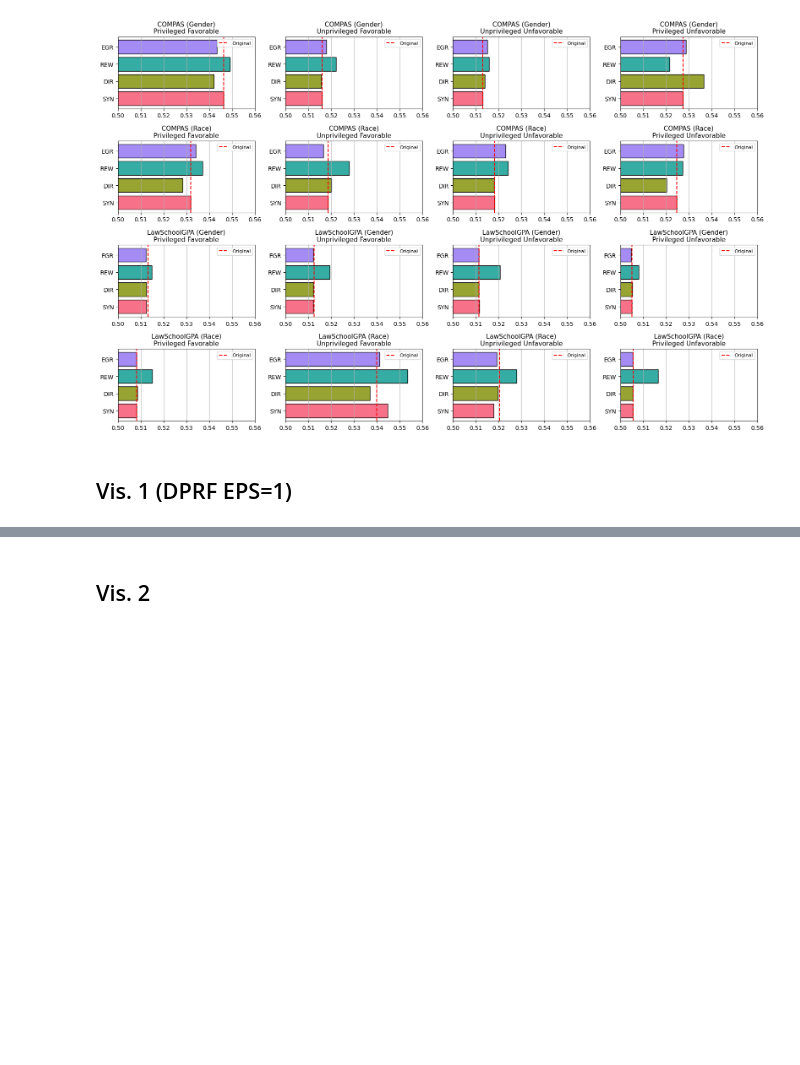
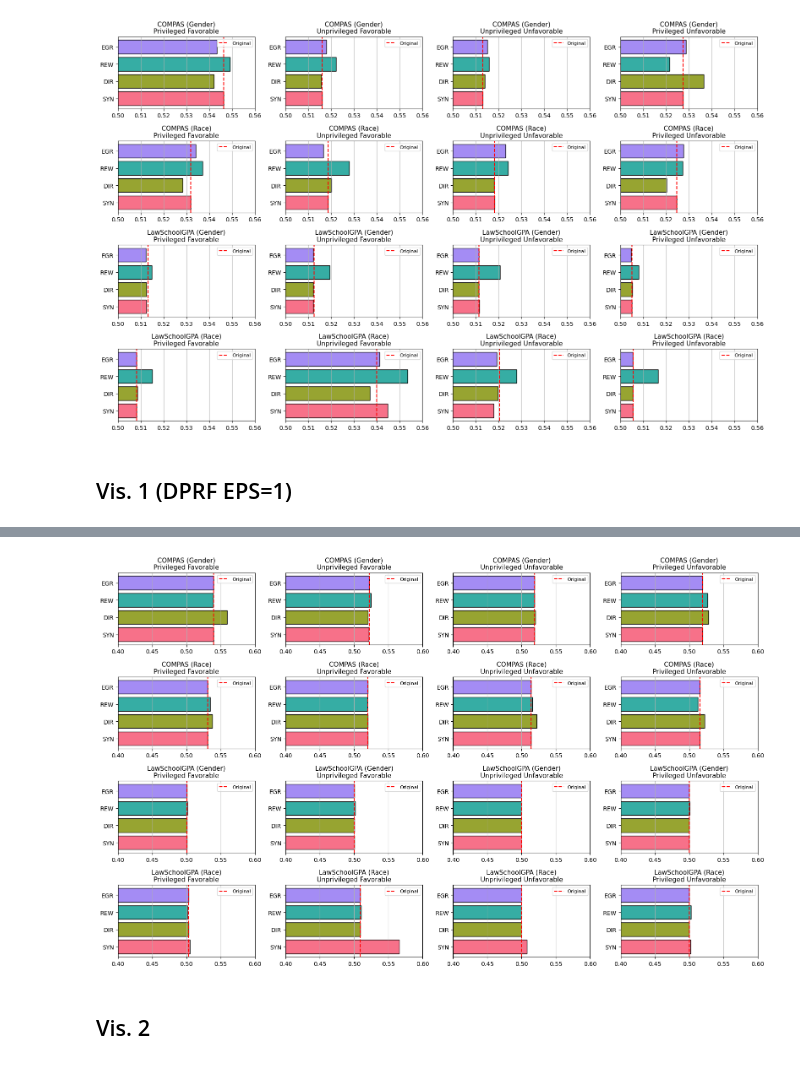
Before and after one commit to VerifAI-inc/mia-privacy-fairness, a Jupyter notebook: OQTA Visualizations.ipynb, the cells around one changed output, grey strips where cells are left out. Saved outputs shown, nothing was run; the diff lists cells and outputs as text; code cells hidden in the pictures; blank space fills up the shorter version.

```diff
--- a/OQTA Visualizations.ipynb
+++ b/OQTA Visualizations.ipynb
@@ -383,3 +459,59 @@ plt.show()
+# %%
+# Update file paths with your correct local paths
+file_paths = {
+    "COMPAS (Gender)": './dprf_new_mia2_results/EPS1/dprf_mia2_compas_sex_mia_privacy_risks_metrics_2025-03-27_depth6_eps1.csv',
+    "COMPAS (Race)": './dprf_new_mia2_results/EPS1/dprf_mia2_compas_race_mia_privacy_risks_metrics_2025-03-27_depth6_eps1.csv',
+    "LawSchoolGPA (Gender)": './dprf_new_mia2_results/EPS1/dprf_mia2_law_gender_aif_mia_privacy_risks_metrics_2025-03-29_depth3_eps1.csv',
+    "LawSchoolGPA (Race)": './dprf_new_mia2_results/EPS1/dprf_mia2_law_race_aif_mia_privacy_risks_metrics_2025-03-29_depth3_eps1.csv'
+}
+
+subpopulations = [
+    "Privileged Favorable",
+    "Unprivileged Favorable",
+    "Unprivileged Unfavorable",
+    "Privileged Unfavorable"
+]
+subpop_mapping = {
+    "Privileged Favorable": "subpopulation_1.0_label_1.0_mia_privacy_risk",
+    "Unprivileged Favorable": "subpopulation_0.0_label_1.0_mia_privacy_risk",
+    "Unprivileged Unfavorable": "subpopulation_0.0_label_0.0_mia_privacy_risk",
+    "Privileged Unfavorable": "subpopulation_1.0_label_0.0_mia_privacy_risk",
+}
+methods = ["SYN", "DIR", "REW", "EGR"]
+method_mapping = {
+    "transf": "SYN",
+    "eg": "EGR",
+    "dir": "DIR",
+    "rew": "REW",
+}
+
+# Plotting
+fig, axes = plt.subplots(4, 4, figsize=(16, 10))
+axes = axes.reshape(4, 4)
+palette = sns.color_palette("husl", len(methods))
+
+for row_idx, (dataset_name, file_path) in enumerate(file_paths.items()):
+    df = pd.read_csv(file_path)
+    for col_idx, (subpop, metric) in enumerate(subpop_mapping.items()):
+        ax = axes[row_idx, col_idx]
+        orig_value = df[(df["Method"] == "orig") & (df["Metric"] == metric)]["Mean Privacy Risk"].values[0]
+        accs = []
+
+        for method, label in method_mapping.items():
+            val = df[(df["Method"] == method) & (df["Metric"] == metric)]["Mean Privacy Risk"].values[0]
+            accs.append(val)
+
+        ax.barh(methods, accs, color=palette, edgecolor='black')
+        ax.axvline(orig_value, color='red', linestyle='--', label='Original')
+        ax.set_title(f"{dataset_name}\n{subpop}", fontsize=11)
+        ax.set_xlim(0.4, 0.6)
+        ax.grid(True, axis='x')
+        ax.legend(fontsize=8)
+
+plt.tight_layout()
+plt.show()
+# %% [output]
+[figure, added]
 # %% [markdown]
 ## Vis. 2
 # %%
```
Also changed, not shown: parts of 4 cells of this notebook, 48 other files.
